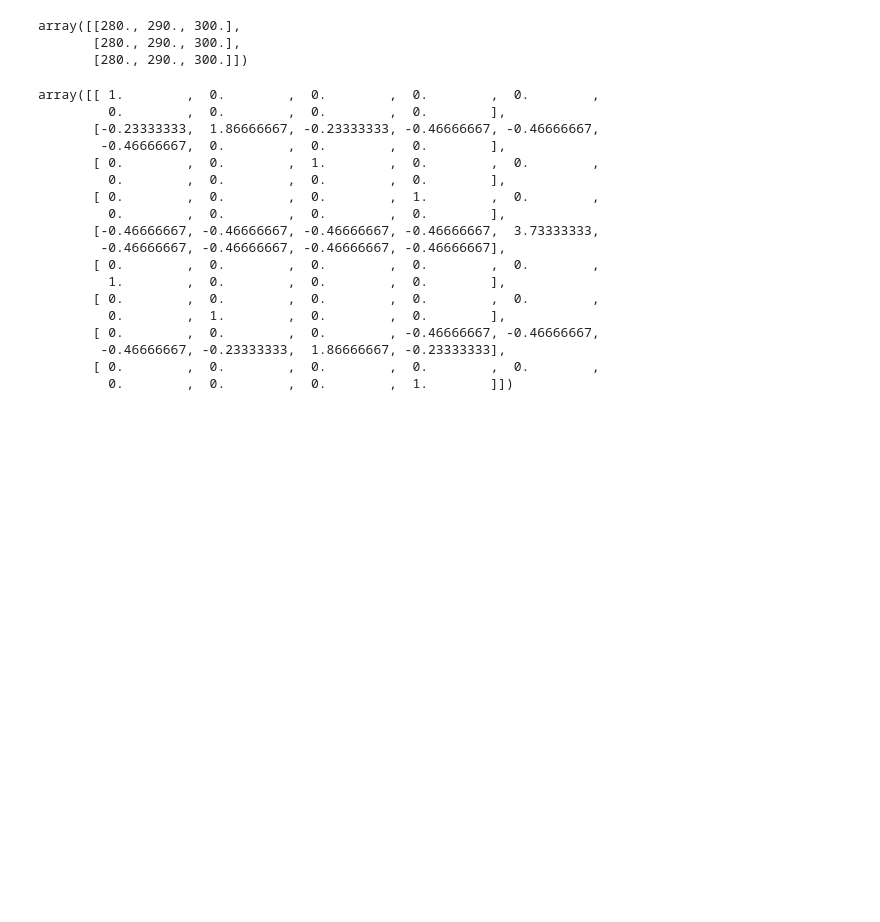
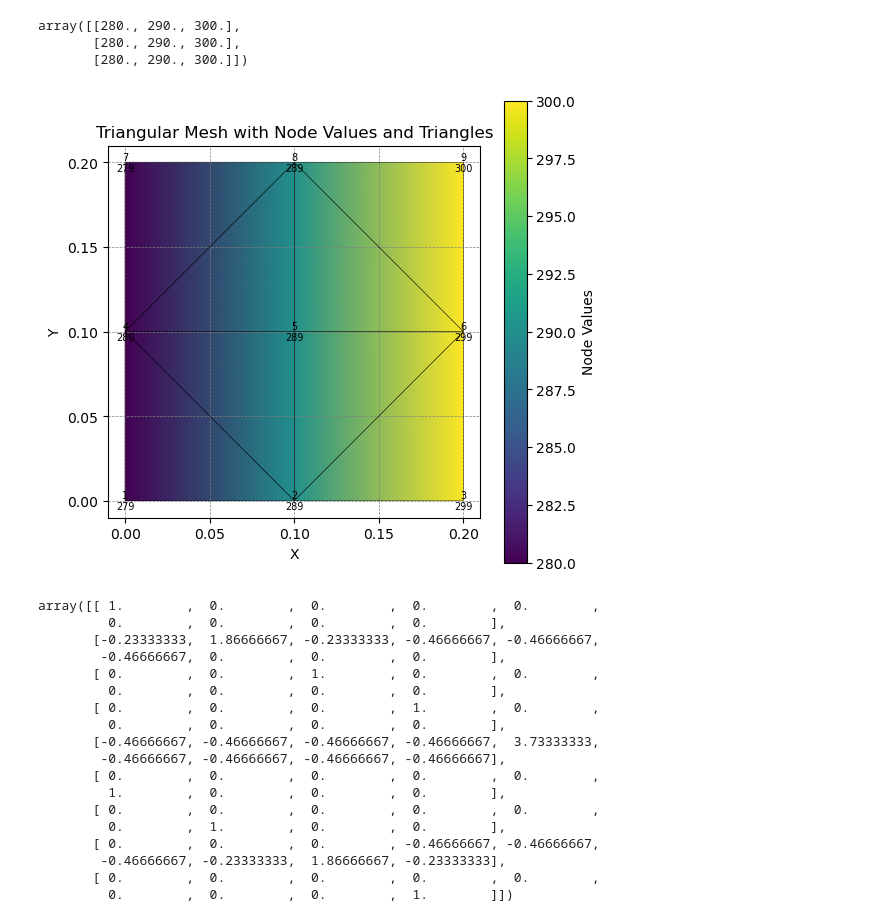
Before and after one commit to tunguyenvn4/ModPhys, a Jupyter notebook: main.ipynb, the cells around one changed output. Drawn from its saved outputs; the diff is of its cells as text; code cells hidden in the pictures; blank space fills up the shorter version.

Commit message:
triangular elements

```diff
--- a/main.ipynb
+++ b/main.ipynb
@@ -81,6 +81,55 @@ U
 array([[280., 290., 300.],
        [280., 290., 300.],
        [280., 290., 300.]])
+# %%
+import matplotlib.pyplot as plt
+import numpy as np
+import matplotlib.tri as tri
+
+# Define the coordinates of the grid points (nodes)
+x = [0.0, distance / 2, distance, 0.0, distance / 2, distance, 0.0, distance / 2, distance]
+y = [0.0, 0.0, 0.0, distance / 2, distance / 2, distance / 2, distance, distance, distance]
+
+# New triangular elements
+triangles = [
+    [0, 3, 1],
+    [1, 3, 4],
+    [1, 2, 5],
+    [1, 5, 4],
+    [3, 4, 7],
+    [3, 7, 6],
+    [8, 5, 7],
+    [4, 7, 5],
+]
+
+# Values for each node
+node_values = U.flatten()
+
+# Create the triangulation
+triang = tri.Triangulation(x, y, triangles)
+
+plt.figure(figsize=(6, 6))
+plt.tripcolor(triang, node_values, cmap="viridis", shading="gouraud", edgecolors="gray")
+plt.colorbar(label="Node Values")
+plt.title("Triangular Mesh with Node Values and Triangles")
+plt.xlabel("X")
+plt.ylabel("Y")
+plt.xticks(np.linspace(0, 0.2, 5))
+plt.yticks(np.linspace(0, 0.2, 5))
+plt.gca().set_aspect('equal')
+plt.grid(True, linestyle="--", color="gray", linewidth=0.5)
+
+
+for triangle in triangles:
+    coords = [[x[i], y[i]] for i in triangle] + [[x[triangle[0]], y[triangle[0]]]]  # Close the triangle
+    plt.plot(*zip(*coords), color="black", linewidth=0.25)
+
+for i, (xi, yi, val) in enumerate(zip(x, y, node_values)):
+    plt.text(xi, yi, f"{i+1}\n{int(val)}", color="black", fontsize=7, ha="center", va="center")
+
+plt.show()
+# %% [output]
+[figure, added]
 # %%
 np.savetxt("result_tri",U) #save file
 # %%
```
Also changed, not shown: parts of 1 cell of this notebook, 2 other files.
